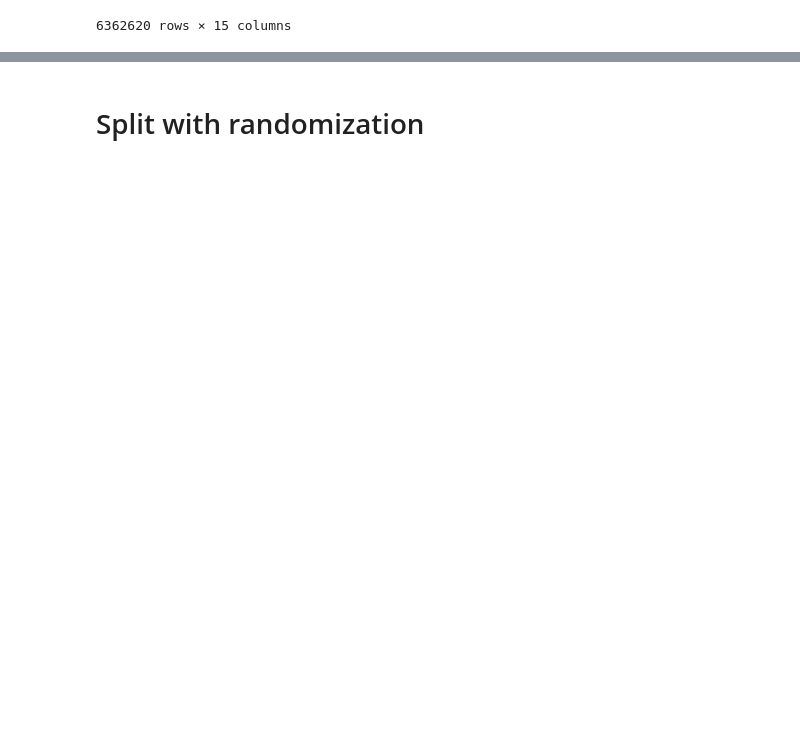
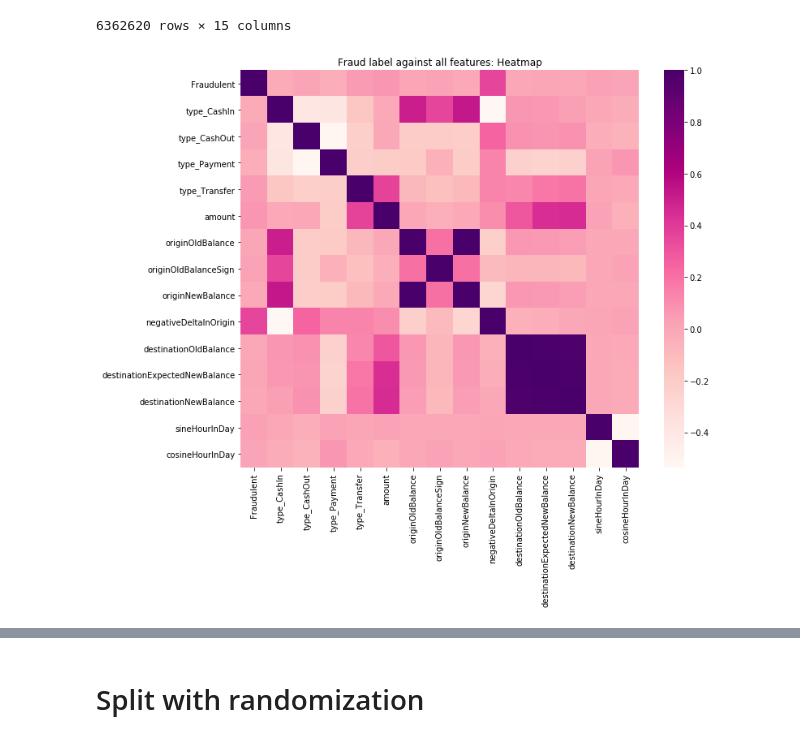
Before and after one commit to JoshuaFox/fraud-detect-blackbelt, a Jupyter notebook: frauddetect-linear-learner.ipynb, the cells around one changed output, grey strips where cells are left out. Cells and saved outputs as stored; diff of their text form; code cells hidden in the pictures; blank space fills up the shorter version.

```diff
--- a/frauddetect-linear-learner.ipynb
+++ b/frauddetect-linear-learner.ipynb
@@ -160,6 +160,22 @@ df
 | 6362618 | 1 | 0 | 0 | 0 | 1 | 1.109765 | 0.005581 | ... |
 | 6362619 | 1 | 0 | 1 | 0 | 0 | 1.109765 | 0.005581 | ... |
 6362620 rows × 15 columns
+# %%
+import seaborn
+
+fig, axes = plt.subplots( 1,1, figsize=(11,9))
+
+def heatmap_all_features():
+
+    lbl='Fraud label against all features'
+    axes .set_title(f'{lbl}: Heatmap')
+    seaborn.heatmap(df.corr(),  cmap='RdPu', ax=axes)
+
+heatmap_all_features()
+
+plt.show()
+# %% [output]
+[figure, added]
 # %%
 import seaborn
 
```
Also changed, not shown: parts of 19 cells of this notebook.
